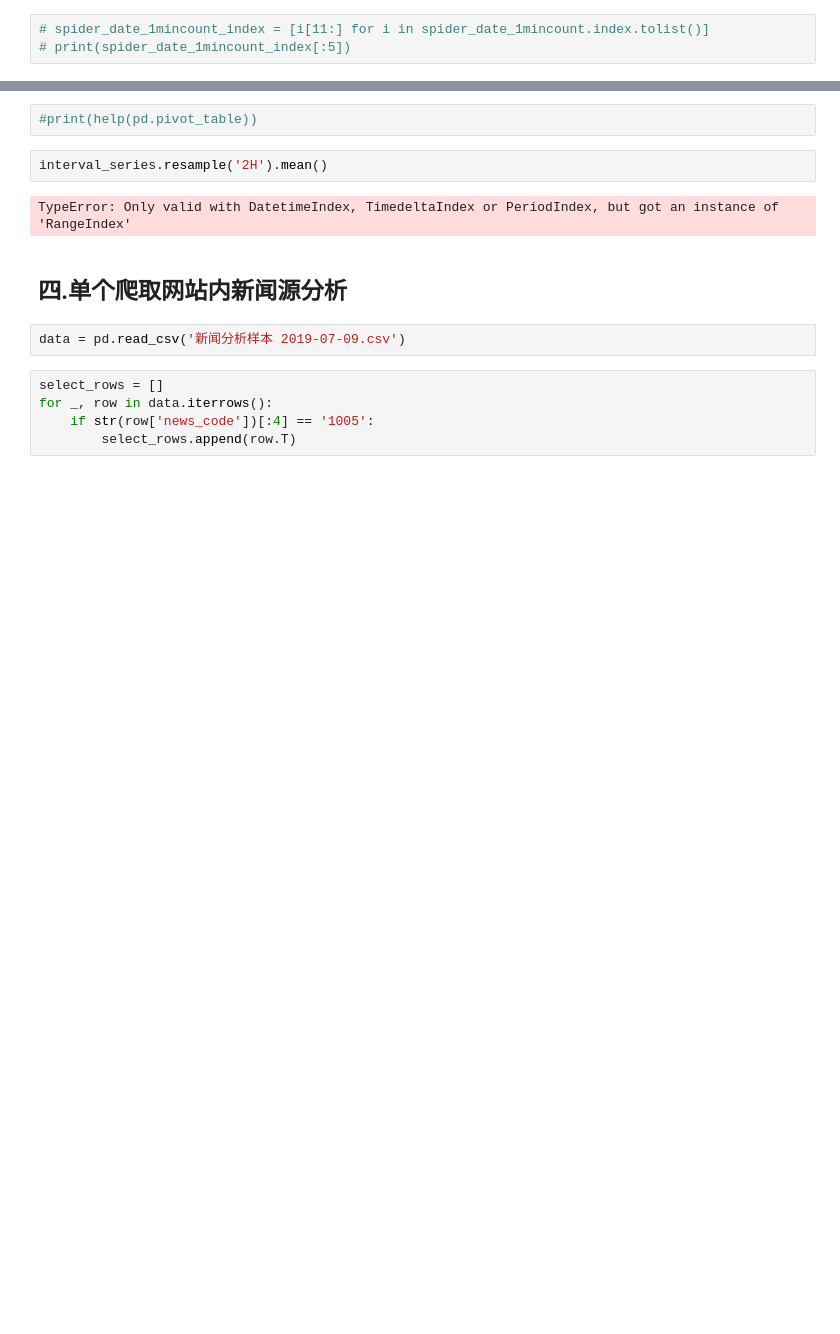
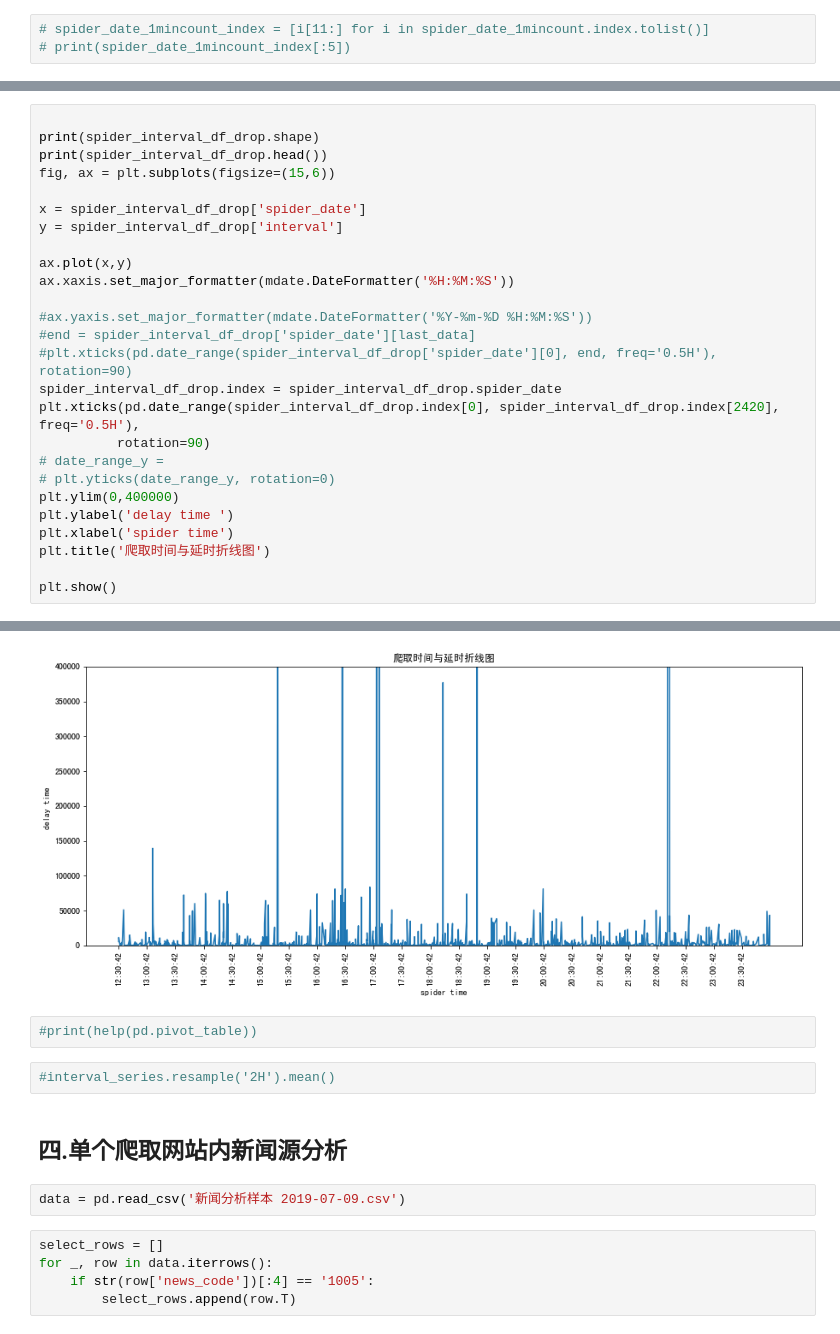
Before and after one commit to AprilJW/python_data_analysis, a Jupyter notebook: 0713/2019-07-11新闻数据分析.ipynb, the cells around one changed output, grey strips where cells are left out. Saved outputs shown, nothing was run; the diff lists cells and outputs as text; blank space fills up the shorter version.

```diff
--- a/0713/2019-07-11新闻数据分析.ipynb
+++ b/0713/2019-07-11新闻数据分析.ipynb
@@ -534,0 +562,27 @@ TypeError: 'list' object is not callable
+# %%
+
+print(spider_interval_df_drop.shape)
+print(spider_interval_df_drop.head())
+fig, ax = plt.subplots(figsize=(15,6))
+
+x = spider_interval_df_drop['spider_date']
+y = spider_interval_df_drop['interval']
+
+ax.plot(x,y)
+ax.xaxis.set_major_formatter(mdate.DateFormatter('%H:%M:%S'))
+
+#ax.yaxis.set_major_formatter(mdate.DateFormatter('%Y-%m-%D %H:%M:%S'))
+#end = spider_interval_df_drop['spider_date'][last_data]
+#plt.xticks(pd.date_range(spider_interval_df_drop['spider_date'][0], end, freq='0.5H'), rotation=90)
+spider_interval_df_drop.index = spider_interval_df_drop.spider_date
+plt.xticks(pd.date_range(spider_interval_df_drop.index[0], spider_interval_df_drop.index[2420], freq='0.5H'),
+          rotation=90)
+# date_range_y =
+# plt.yticks(date_range_y, rotation=0)
+plt.ylim(0,400000)
+plt.ylabel('delay time ')
+plt.xlabel('spider time')
+plt.title('爬取时间与延时折线图')
+
+plt.show()
+# %% [output]
@@ -535,9 +597,8 @@ TypeError: 'list' object is not callable
+[figure, added]
 # %%
 #print(help(pd.pivot_table))
 # %%
-interval_series.resample('2H').mean()
+#interval_series.resample('2H').mean()
-# %% [output]
-TypeError: Only valid with DatetimeIndex, TimedeltaIndex or PeriodIndex, but got an instance of 'RangeIndex'
 # %% [markdown]
 ## 四.单个爬取网站内新闻源分析
 # %%
```
Also changed, not shown: parts of 9 cells of this notebook.
